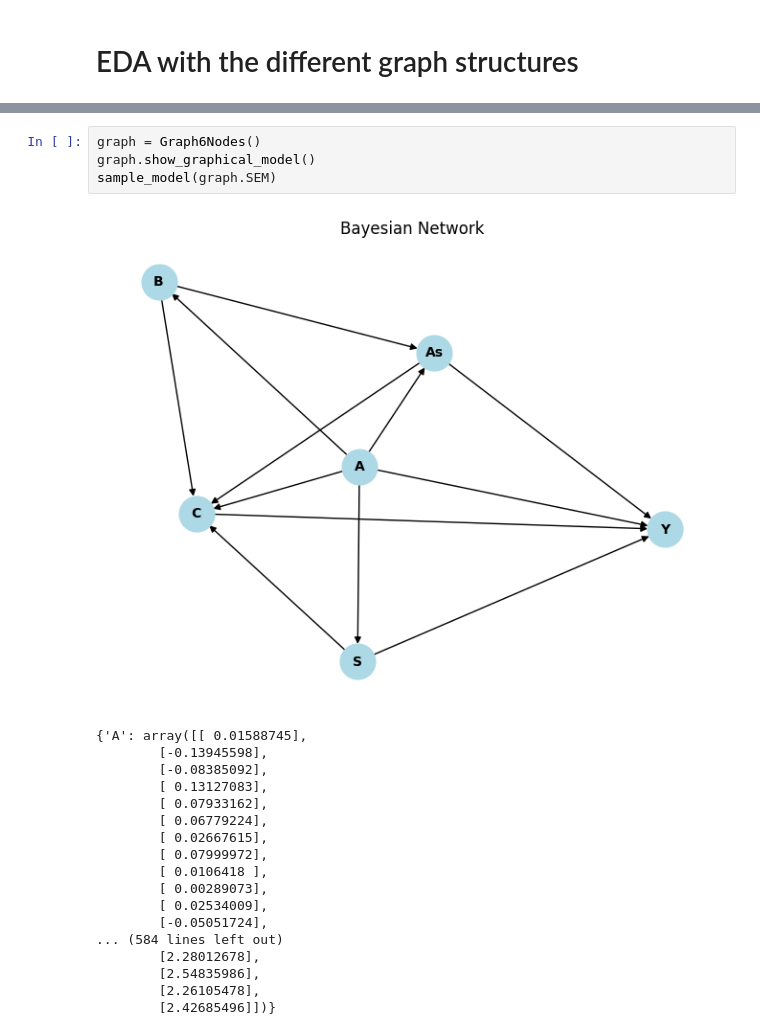
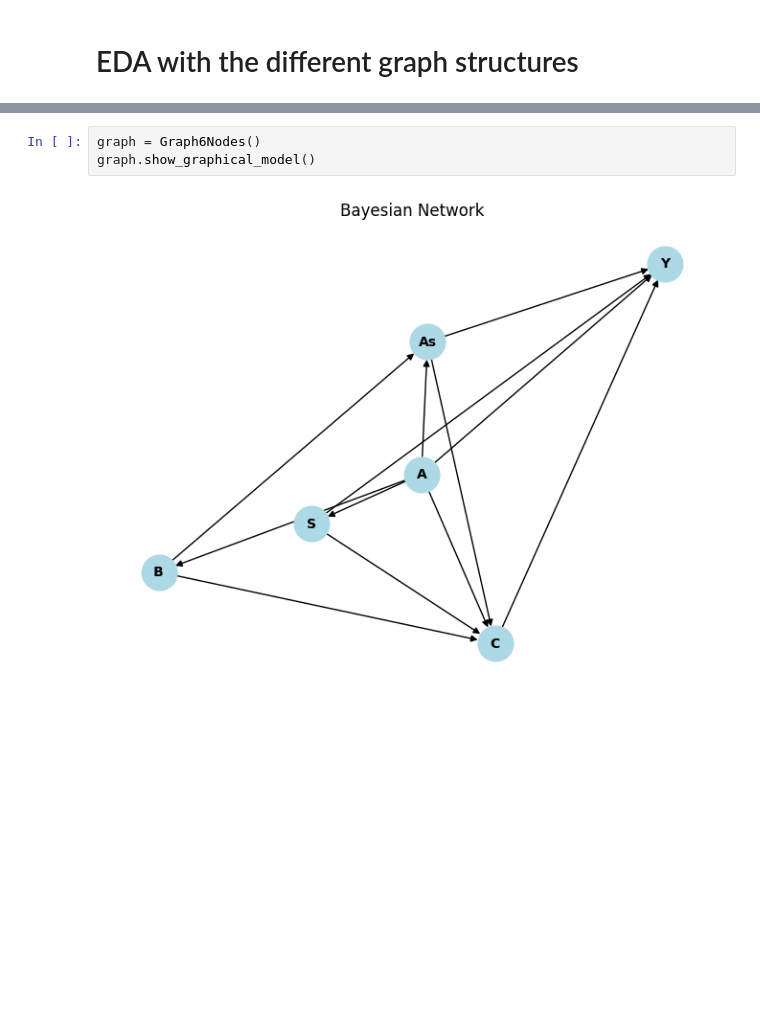
Before and after one commit to FearTheDeer9/AmortizedBayesianOptimization, a Jupyter notebook: experiments/node_experiments.ipynb, the cells around one changed output, grey strips where cells are left out. Saved outputs shown, nothing was run; the diff lists cells and outputs as text; blank space fills up the shorter version.

```diff
--- a/experiments/node_experiments.ipynb
+++ b/experiments/node_experiments.ipynb
@@ -9,23 +14,5 @@ from utils.sem_sampling import sample_model
 # %%
 graph = Graph6Nodes()
 graph.show_graphical_model()
-sample_model(graph.SEM)
 # %% [output]
-[figure, old version]
+[figure, new version]
-{'A': array([[ 0.01588745],
-        [-0.13945598],
-        [-0.08385092],
-        [ 0.13127083],
-        [ 0.07933162],
-        [ 0.06779224],
-        [ 0.02667615],
-        [ 0.07999972],
-        [ 0.0106418 ],
-        [ 0.00289073],
-        [ 0.02534009],
-        [-0.05051724],
-... (584 lines left out)
-        [2.28012678],
-        [2.54835986],
-        [2.26105478],
-        [2.42685496]])}
```
Also changed, not shown: parts of 2 cells of this notebook, 9 other files.
